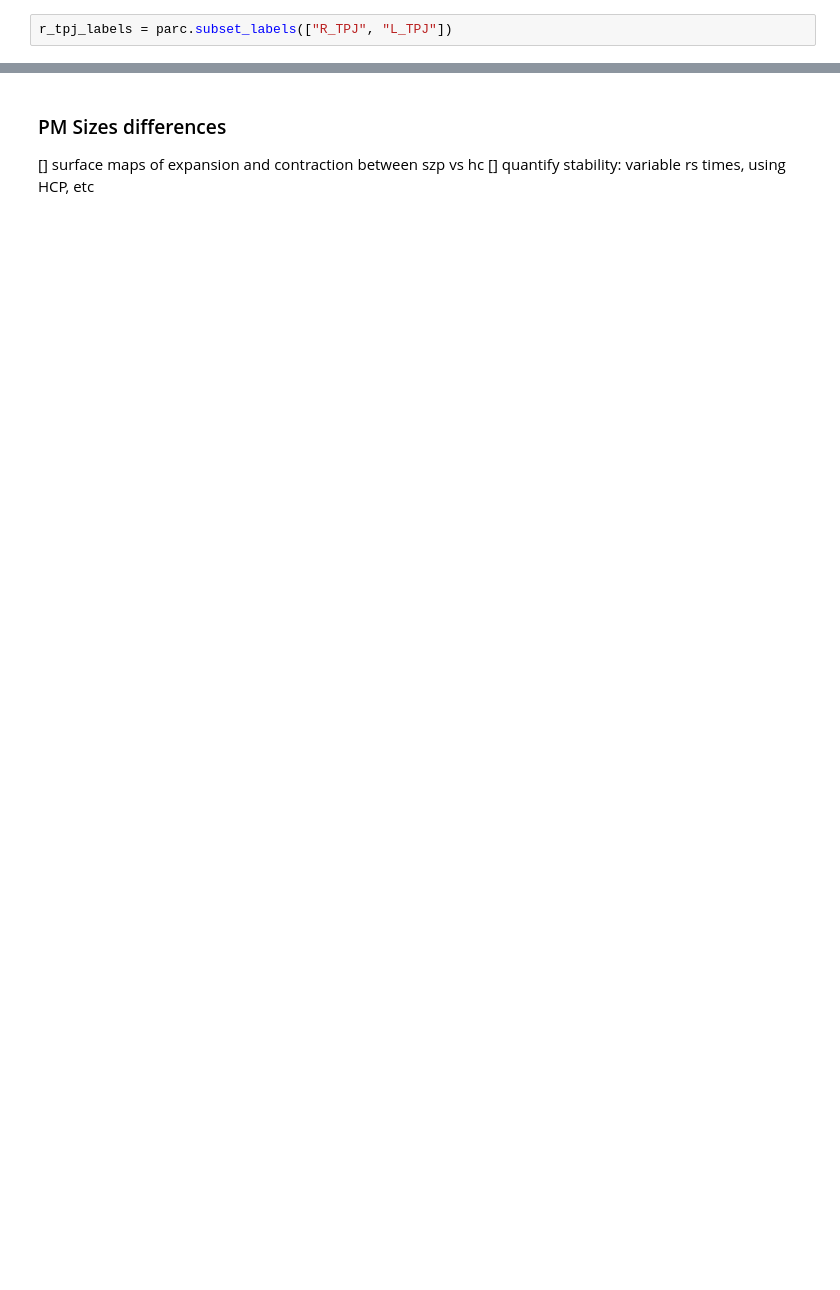
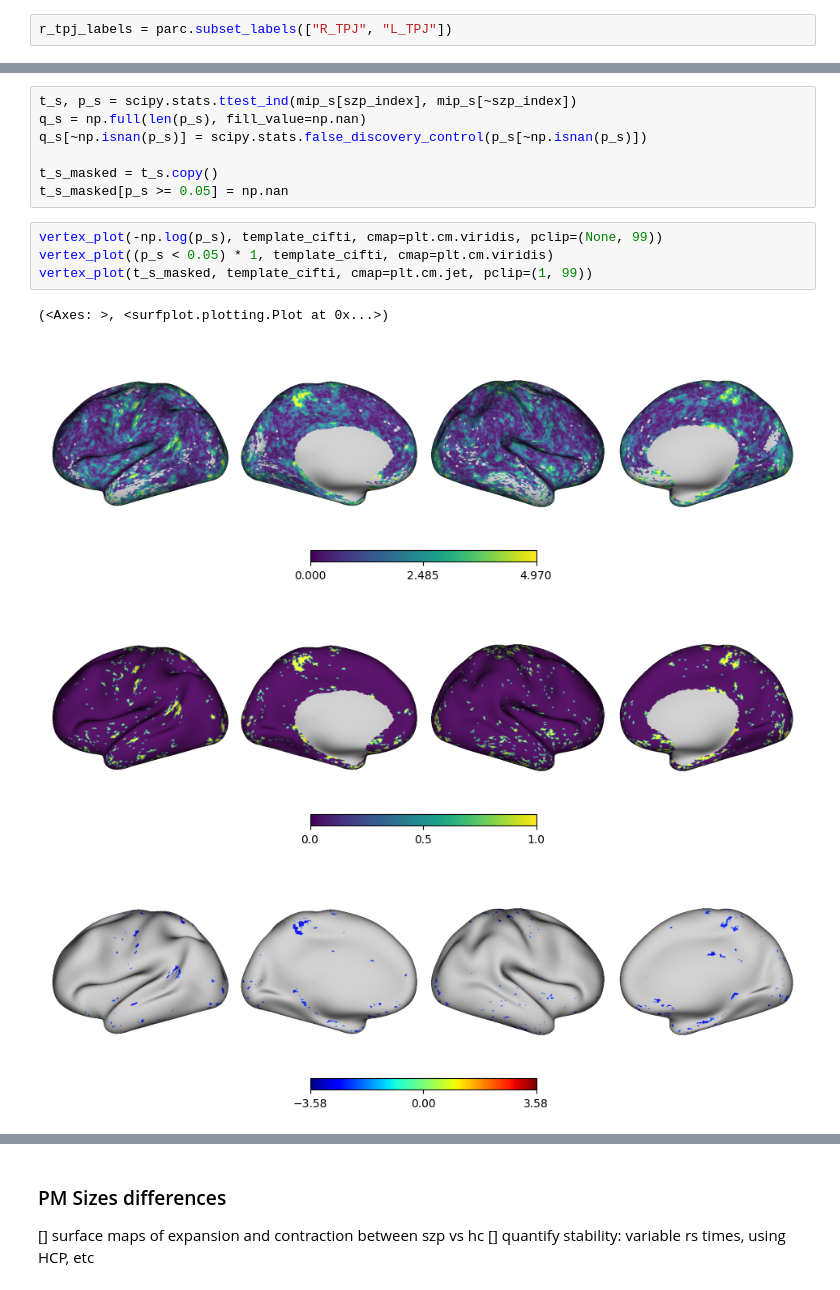
Before and after one commit to cole-khamnei/precision_mapping, a Jupyter notebook: notebooks/EC_SZP_PM.ipynb, the cells around one changed output, grey strips where cells are left out. Drawn from its saved outputs; the diff is of its cells as text; blank space fills up the shorter version.

```diff
--- a/notebooks/EC_SZP_PM.ipynb
+++ b/notebooks/EC_SZP_PM.ipynb
@@ -720,0 +835,16 @@ r_tpj_labels = parc.subset_labels(["R_TPJ", "L_TPJ"])
+# %%
+t_s, p_s = scipy.stats.ttest_ind(mip_s[szp_index], mip_s[~szp_index])
+q_s = np.full(len(p_s), fill_value=np.nan)
+q_s[~np.isnan(p_s)] = scipy.stats.false_discovery_control(p_s[~np.isnan(p_s)])
+
+t_s_masked = t_s.copy()
+t_s_masked[p_s >= 0.05] = np.nan
+# %%
+vertex_plot(-np.log(p_s), template_cifti, cmap=plt.cm.viridis, pclip=(None, 99))
+vertex_plot((p_s < 0.05) * 1, template_cifti, cmap=plt.cm.viridis)
+vertex_plot(t_s_masked, template_cifti, cmap=plt.cm.jet, pclip=(1, 99))
+# %% [output]
+(<Axes: >, <surfplot.plotting.Plot at 0x...>)
+[figure, added]
+[figure, added]
+[figure, added]
```
Also changed, not shown: parts of 37 cells of this notebook, 8 other files.
